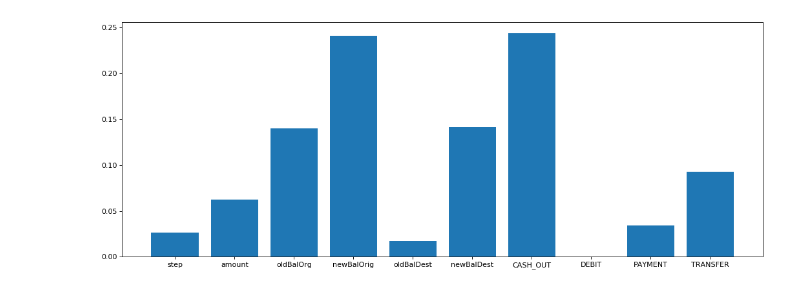
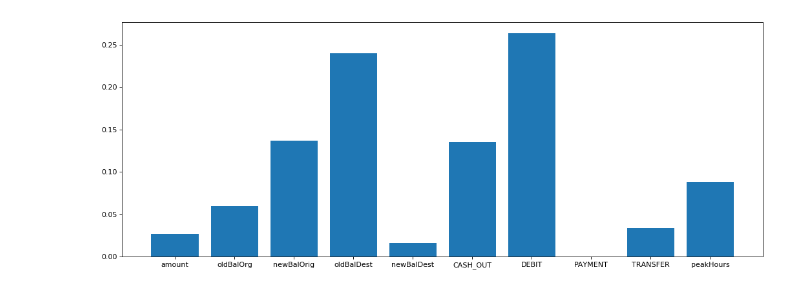
Before and after one commit to JoshuaFox/fraud-detect-blackbelt, a Jupyter notebook: local_run.ipynb, the cells around one changed output. Drawn from its saved outputs; the diff is of its cells as text; code cells hidden in the pictures.

```diff
--- a/local_run.ipynb
+++ b/local_run.ipynb
@@ -35,0 +35,6 @@ Wall time: 49.6 s
+# %%
+%%time
+fields =['isFraud','step', 'amount', 'oldbalanceOrg', 'newbalanceOrig', 'oldbalanceDest',
+         'newbalanceDest', 'CASH_OUT', 'DEBIT', 'PAYMENT', 'TRANSFER']
+df = pd.DataFrame(data=dataset, columns=fields)
+print('Length', len(dataset))
@@ -35,0 +45,29 @@ Wall time: 49.6 s
+# %%
+HOURS_IN_DAY  =24
+df['hour'] = df['step'] % HOURS_IN_DAY
+frauds_by_hour = []
+non_frauds_by_hour = []
+hourwise_items = []
+for hour in range(HOURS_IN_DAY):
+    non_fraud_in_hour = df[(df['hour'] == hour) & (df['isFraud'] == 0)]
+    non_fraud_sum_in_hour = len(non_fraud_in_hour)
+    fraud_in_hour = df[(df['hour'] == hour) & (df['isFraud'] == 1)]
+    fraud_sum_in_hour = len(fraud_in_hour)
+    non_frauds_by_hour.append(non_fraud_sum_in_hour)
+    frauds_by_hour.append(fraud_sum_in_hour)
+    hourwise_items.append(non_fraud_sum_in_hour+fraud_sum_in_hour)
+
+fig, ax = plt.subplots(figsize=(11, 7))
+
+fr_non_fraud = ax.plot(np.multiply(np.divide(frauds_by_hour,hourwise_items), 100), label='Fraud percentage by hour')
+plt.xticks(np.arange(24))
+legend = ax.legend(loc='upper left' )
+
+conditions = [(df['hour'] >=2) & (df['hour'] <=6)]
+
+
+series = pd.Series(np.select(conditions, [1], 0))
+df['peakHours']=series
+
+del df['hour']
+del df['step']
@@ -64,17 +103,11 @@ XGBClassifier(base_score=0.5, booster='gbtree', colsample_bylevel=1,
 # %%
 %%time
 
-fields ='step	amount	oldbalanceOrg	newbalanceOrig	oldbalanceDest	newbalanceDest	CASH_OUT	DEBIT	PAYMENT	TRANSFER'
-fields_arr = fields.split('\t')
-columns=columns[1:]
-
-assert columns==fields, f'{columns} != {fields}'
-
-fields_arr = [s.replace('balance', 'Bal') for s in fields_arr]
+fields_short_names = [s.replace('balance', 'Bal') for s in df.columns[1:]]
 
 figure(num=None, figsize=(16, 6), dpi=80, facecolor='w', edgecolor='k')
-pyplot.bar(range(len(model.feature_importances_)), model.feature_importances_, tick_label=fields_arr)
+pyplot.bar(range(len(model.feature_importances_)), model.feature_importances_, tick_label=fields_short_names)
 
 pyplot.show()
 # %% [output]
-[figure, old version]
+[figure, new version]
```
Also changed, not shown: parts of 10 cells of this notebook.
